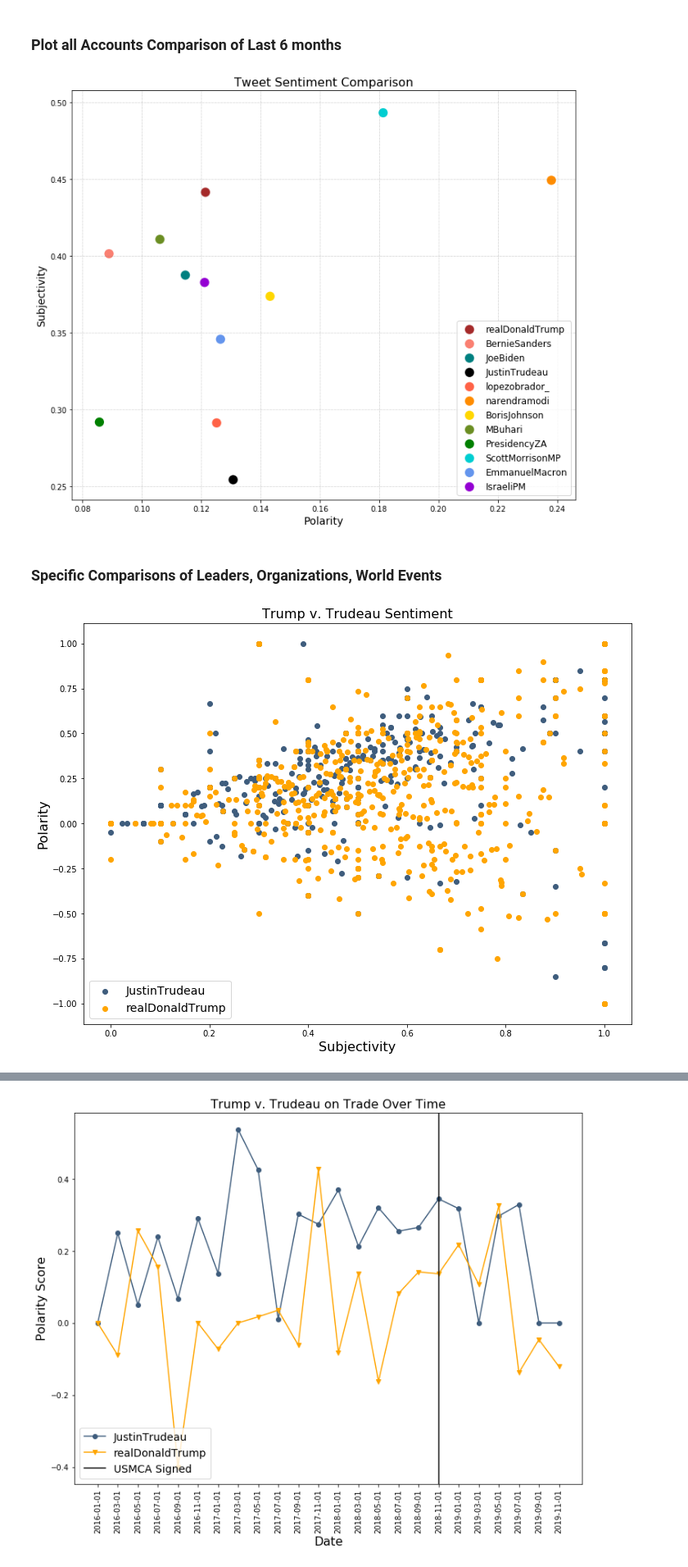
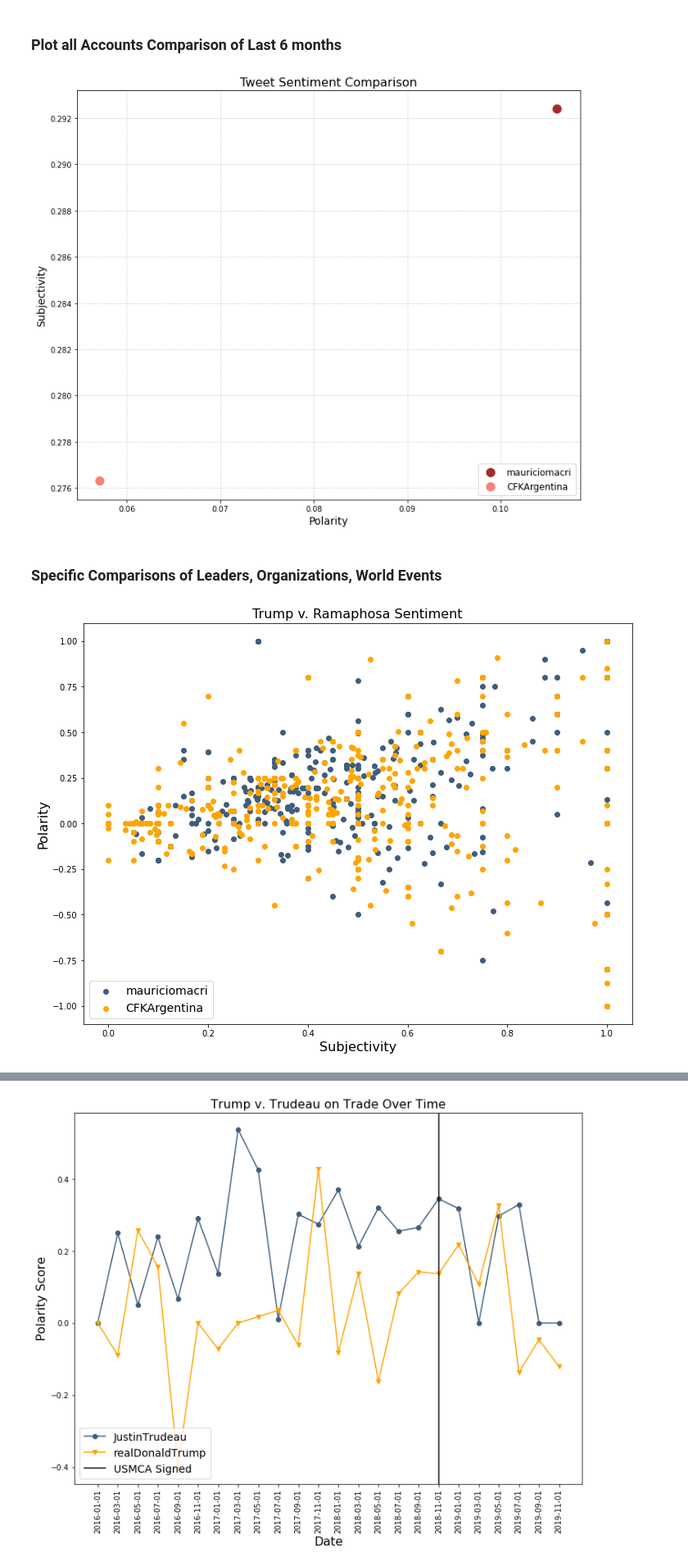
Before and after one commit to j1nma/political-twitter, a Jupyter notebook: data-processing.ipynb, the cells around one changed output, grey strips where cells are left out. Shown at 82% size. Drawn from its saved outputs; the diff is of its cells as text; code cells hidden in the pictures.

Commit message:
data processing improved

```diff
--- a/data-processing.ipynb
+++ b/data-processing.ipynb
@@ -49,7 +49,8 @@ def clean_tweet(tweet):
 
 def get_tweets_list(account):
     tweets = []
-    with open(f'./data/nonenglish_original/{account}-notabs.csv', encoding='utf-8') as csv_file:
+#     with open(f'./data/nonenglish_original/{account}-notabs.csv', encoding='utf-8') as csv_file:
+    with open(f'./data/{account}-english.csv', encoding='utf-8') as csv_file:
         csv_reader = csv.reader(csv_file, delimiter=',')
         keys = next(csv_reader)
         for row in csv_reader:
@@ -121,7 +122,7 @@ len_tweets = {}
 for acc in leaders_accounts:
     path = f'./data/{acc}.csv'
     if acc in six_month_accs:
-        path = f'./data/nonenglish_original/{acc}.csv'
+        path = f'./data/nonenglish_original/{acc}-notabs.csv'
     with open(path) as csv_file:
         csv_reader = csv.reader(csv_file, delimiter=',')
         num = len(list(csv_reader)) - 1
@@ -130,13 +131,13 @@ for acc in leaders_accounts:
 for acc in leaders_accounts:
     path = f'./data/{acc}-english.csv'
     if acc in six_month_accs:
-        path = f'./data/nonenglish_original/{acc}.csv'
+        path = f'./data/nonenglish_original/{acc}-notabs.csv'
     with open(path) as csv_file:
         csv_reader = csv.reader(csv_file, delimiter=',')
         keys = next(csv_reader)
         avg = 0
         for row in csv_reader:
-            avg += len(row[6])
+            avg += len(row[10])
         avg /= num_tweets[acc]
         len_tweets[acc] = avg
 
@@ -247,7 +248,7 @@ data = []
 groups = []
 for acc in tqdm(accounts_sent):
     tweets = get_tweets(acc)
-    n_tweets = get_tweets_range(tweets, '2019-07-01', '2019-12-31')
+    n_tweets = get_tweets_range(tweets, '2016-01-01', '2020-12-31')
     data.append(avg_sent(n_tweets))
     groups.append(acc)
 # %% [markdown]
@@ -281,10 +282,10 @@ plt.title('Tweet Sentiment Comparison', fontsize=16)
 plt.xlabel('Polarity', fontsize=14)
 plt.ylabel('Subjectivity', fontsize=14)
 plt.legend(loc=4, fontsize=12)
-plt.savefig('./blog_res/major.png', dpi=200)
+plt.savefig('./out/major.png', dpi=200)
 plt.show()
 # %% [output]
-[figure, old version]
+[figure, new version]
 # %% [markdown]
 ### Specific Comparisons of Leaders, Organizations, World Events
 # %%
@@ -406,9 +399,12 @@ bernie_tweets = get_tweets_list('BernieSanders')
+# %%
+mauriciomacri_tweets = get_tweets_list('mauriciomacri')
+CFKArgentina_tweets = get_tweets_list('CFKArgentina')
 # %%
 mauriciomacri_sent, t = sentiment_over_time(mauriciomacri_tweets, 700)
-trump_sent, t = sentiment_over_time(trump_tweets, 700)
+CFKArgentina_sent, t = sentiment_over_time(CFKArgentina_tweets, 700)
 plot_sentiment_scatter(mauriciomacri_sent,
-                       trump_sent,
-                       ['mauriciomacri', 'realDonaldTrump'],
-                       'trumpvmacri')
+                       CFKArgentina_sent,
+                       ['mauriciomacri', 'CFKArgentina'],
+                       'macrivcfk')
 # %% [output]
-[figure, old version]
+[figure, new version]
```
Also changed, not shown: parts of 6 cells of this notebook.
